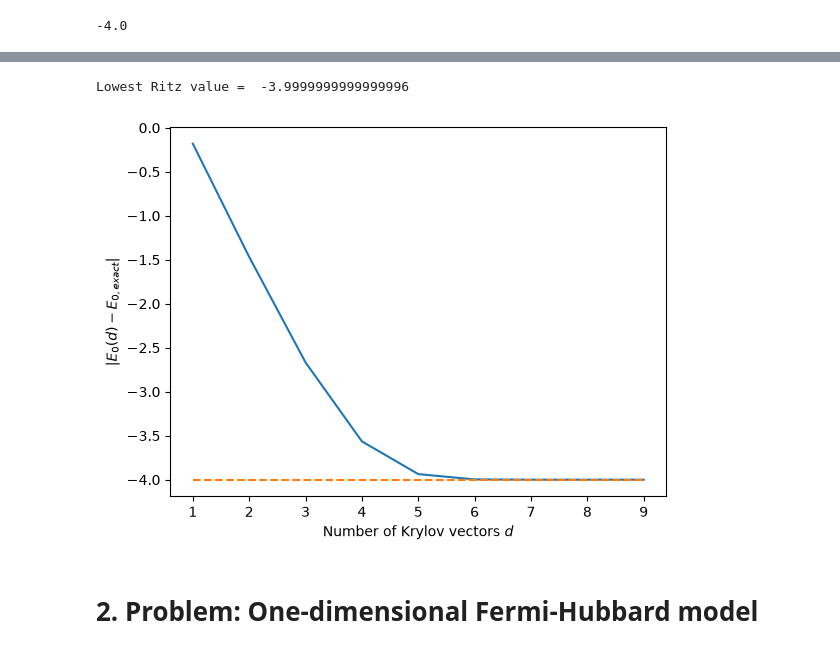
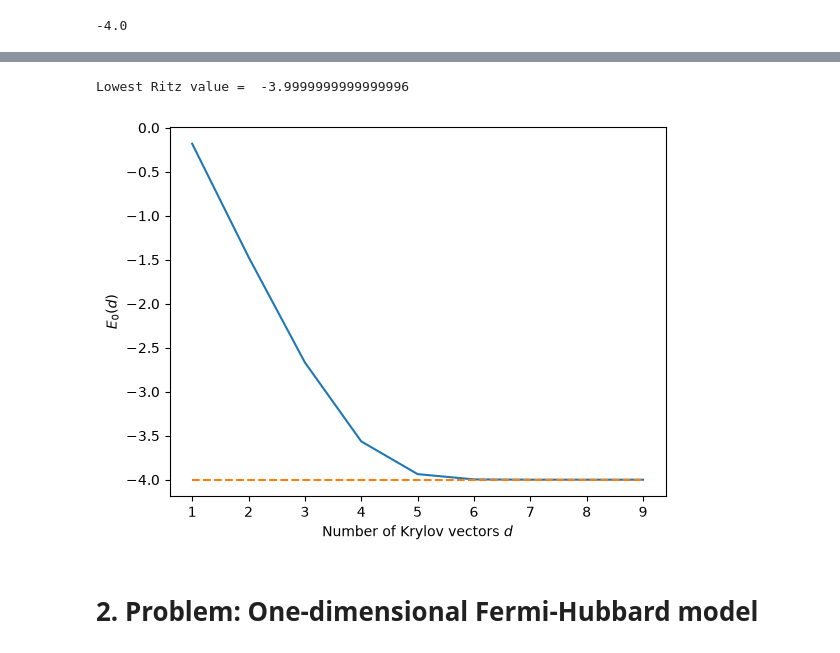
Before and after one commit to Jaymun723/numerical-methods-icfp, a Jupyter notebook: tp1.ipynb, the cells around one changed output, grey strips where cells are left out. Saved outputs shown, nothing was run; the diff lists cells and outputs as text; code cells hidden in the pictures.

````diff
--- a/tp1.ipynb
+++ b/tp1.ipynb
@@ -444,10 +440,3 @@ def free_fermion_E0(L, N, t=1.0):
     ...
 ```
 will come in handy as you are checking your implementation.
-# %%
-vals = [1, 2]
-dim = 3
-rows = [0, 2]
-cols = [0, 1]
-
-print(sp.coo_matrix((vals, (rows, cols)), shape=(dim, dim), dtype=np.complex128).tocsr().todense())
@@ -472,6 +457,13 @@ def h_fermion_ring(L, N, t=1.0, dtype=np.complex128):
         a = idxs[s]
         for j in range(L):
             k = (j + 1) % L
+
+            # weird scenario when L = 2
+            # j=0 gives k=1
+            # j=1 gives k=0
+            if L == 2 and j == 1:
+                continue
+
             for (src, dst, amp) in [(j, k, -t), (k, j, -t)]:
                 if (not occ(src, s)) or occ(dst, s):
                     continue
@@ -526,27 +518,27 @@ print(E_full, E_arpk)
 # %%
 # Solution for b) Plots
 # --- benchmark: Lanczos vs full ED on the many-body Hamiltonian ------------------
 
 dmax = 10
 
 lanczos_data=lanczos(H, dmax, k=1, dtype=np.complex128, seed=1, gs_passes=2  )
 print("Lowest Ritz value = ", lanczos_data['theta'][0])
 
 ds = range(1, dmax)
 
 E0s= np.array([ritz(lanczos_data,d)[0][0] for d in ds])
 # E0eigh= np.linalg.eigh(H.toarray())[0][0]
 # print("Full diagonalization, lowest eigenvalue = ", E0eigh)
 %matplotlib inline
-plt.plot( ds, E0s)
+plt.plot(ds, E0s)
 plt.xlabel(r"Number of Krylov vectors $d$")
-plt.ylabel(r"$|E_0(d) - E_{0,exact}|$")
+plt.ylabel(r"$E_0(d)$")
 # plt.yscale('log')
-plt.plot(ds, [E0] * len(ds), "--")
+plt.plot(ds, [E0] * len(ds), "--") #we plot against the lowest value obtainned, because exact one cannot be computed for large L
 plt.show()
 # %% [output]
 Lowest Ritz value =  -3.9999999999999996
-[figure, old version]
+[figure, new version]
 # %% [markdown]
 # 2. Problem: One-dimensional Fermi-Hubbard model
 # %% [markdown]
````
Also changed, not shown: parts of 28 cells of this notebook, 5 other files.
